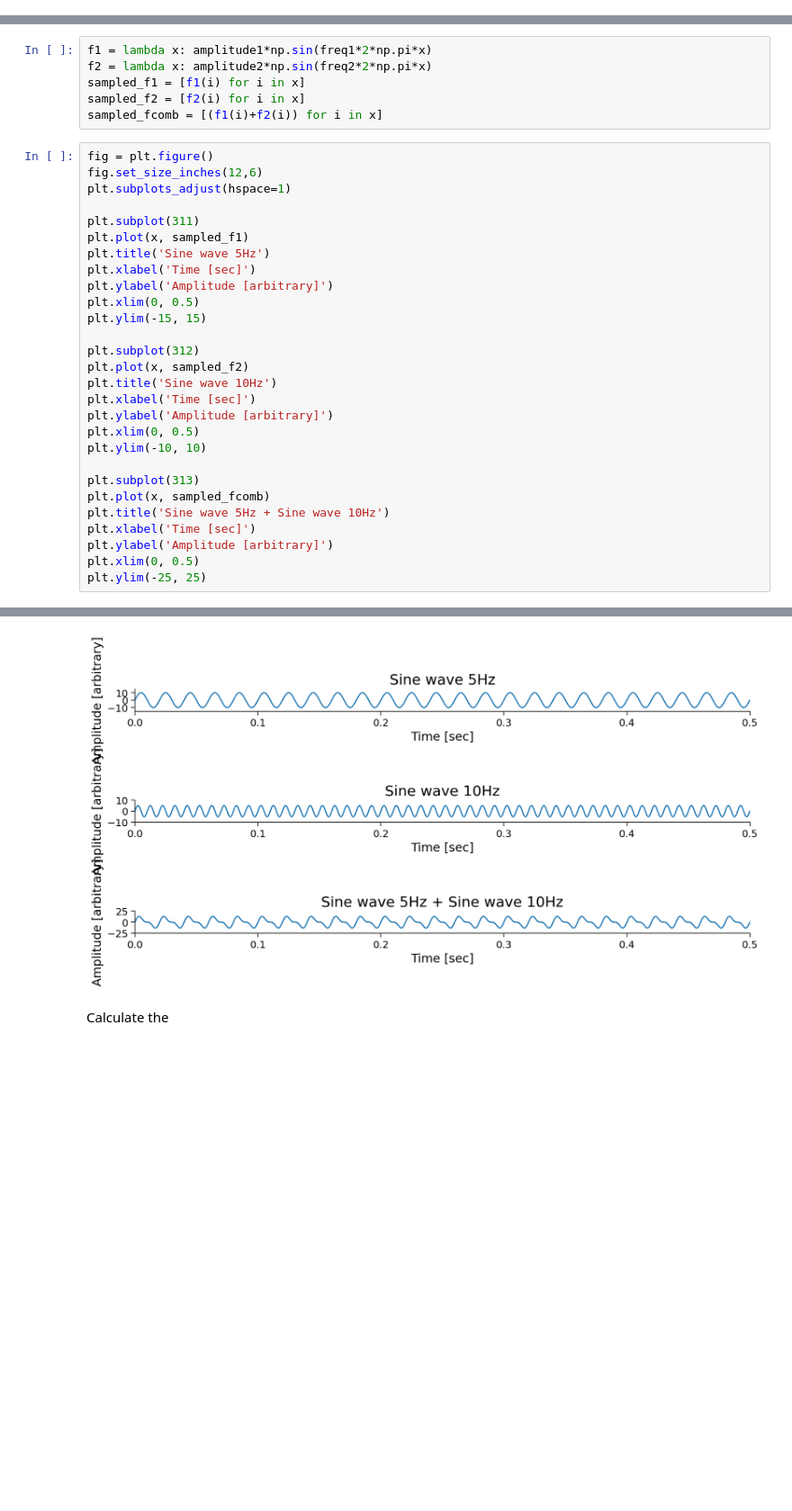
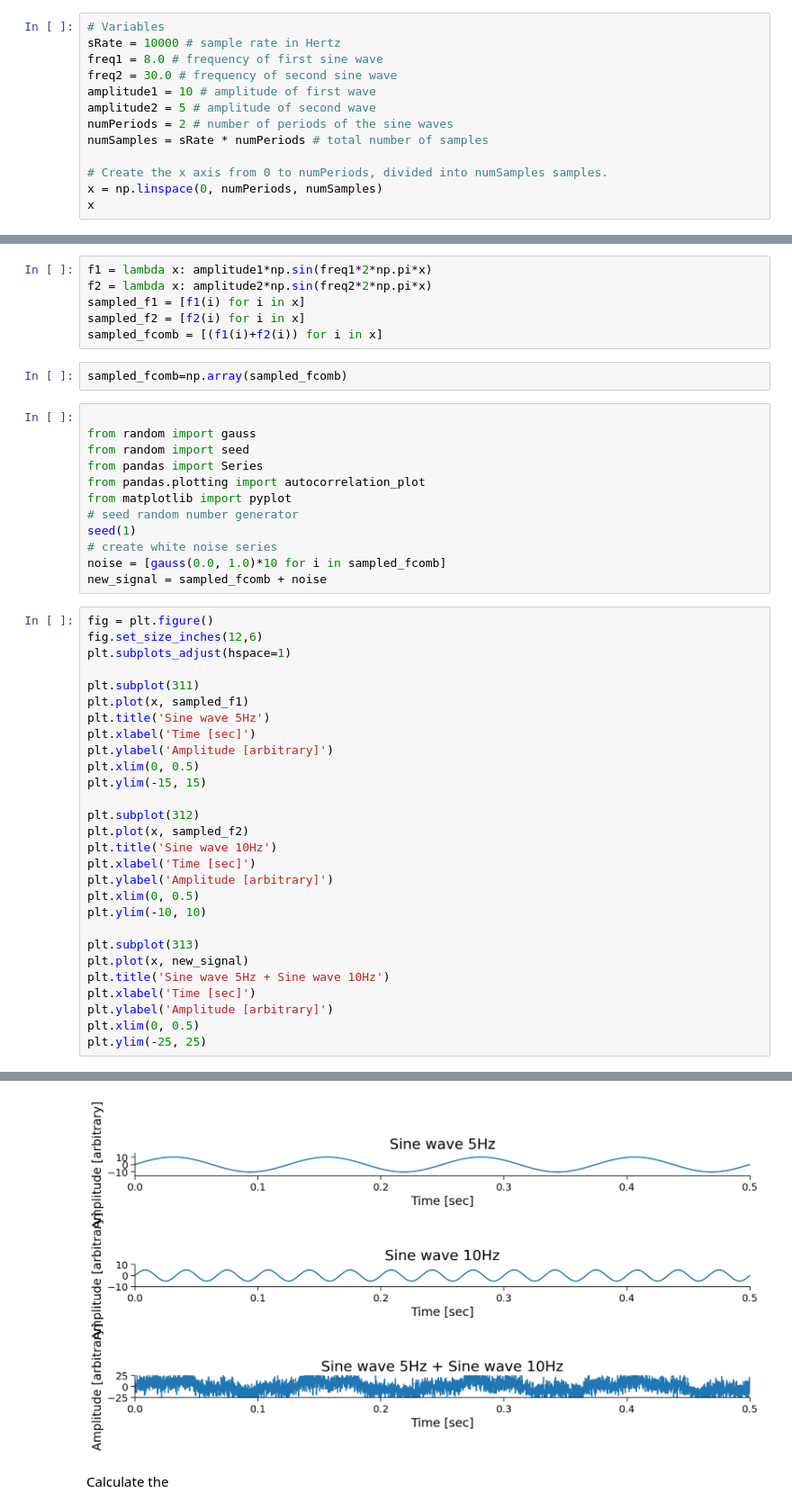
Before and after one commit to pkoneill/VisualizingBrainWaves, a Jupyter notebook: Visualizing_Brain_Waves_Fourier.ipynb, the cells around one changed output, grey strips where cells are left out. Shown at 90% size. Saved outputs shown, nothing was run; the diff lists cells and outputs as text; blank space fills up the shorter version.

Commit message:
noise

```diff
--- a/Visualizing_Brain_Waves_Fourier.ipynb
+++ b/Visualizing_Brain_Waves_Fourier.ipynb
@@ -68,0 +62,13 @@ array([0.00000000e+00, 1.00005000e-04, 2.00010001e-04, ...,
+# %%
+# Variables
+sRate = 10000 # sample rate in Hertz
+freq1 = 8.0 # frequency of first sine wave
+freq2 = 30.0 # frequency of second sine wave
+amplitude1 = 10 # amplitude of first wave
+amplitude2 = 5 # amplitude of second wave
+numPeriods = 2 # number of periods of the sine waves
+numSamples = sRate * numPeriods # total number of samples
+
+# Create the x axis from 0 to numPeriods, divided into numSamples samples.
+x = np.linspace(0, numPeriods, numSamples)
+x
@@ -72,36 +81,50 @@ f2 = lambda x: amplitude2*np.sin(freq2*2*np.pi*x)
 sampled_f1 = [f1(i) for i in x]
 sampled_f2 = [f2(i) for i in x]
 sampled_fcomb = [(f1(i)+f2(i)) for i in x]
+# %%
+sampled_fcomb=np.array(sampled_fcomb)
+# %%
+
+from random import gauss
+from random import seed
+from pandas import Series
+from pandas.plotting import autocorrelation_plot
+from matplotlib import pyplot
+# seed random number generator
+seed(1)
+# create white noise series
+noise = [gauss(0.0, 1.0)*10 for i in sampled_fcomb]
+new_signal = sampled_fcomb + noise
 # %%
 fig = plt.figure()
 fig.set_size_inches(12,6)
 plt.subplots_adjust(hspace=1)
 
 plt.subplot(311)
 plt.plot(x, sampled_f1)
 plt.title('Sine wave 5Hz')
 plt.xlabel('Time [sec]')
 plt.ylabel('Amplitude [arbitrary]')
 plt.xlim(0, 0.5)
 plt.ylim(-15, 15)
 
 plt.subplot(312)
 plt.plot(x, sampled_f2)
 plt.title('Sine wave 10Hz')
 plt.xlabel('Time [sec]')
 plt.ylabel('Amplitude [arbitrary]')
 plt.xlim(0, 0.5)
 plt.ylim(-10, 10)
 
 plt.subplot(313)
-plt.plot(x, sampled_fcomb)
+plt.plot(x, new_signal)
 plt.title('Sine wave 5Hz + Sine wave 10Hz')
 plt.xlabel('Time [sec]')
 plt.ylabel('Amplitude [arbitrary]')
 plt.xlim(0, 0.5)
 plt.ylim(-25, 25)
 # %% [output]
 (-25.0, 25.0)
-[figure, old version]
+[figure, new version]
 # %% [markdown]
 Calculate the
```
Also changed, not shown: parts of 4 cells of this notebook.
